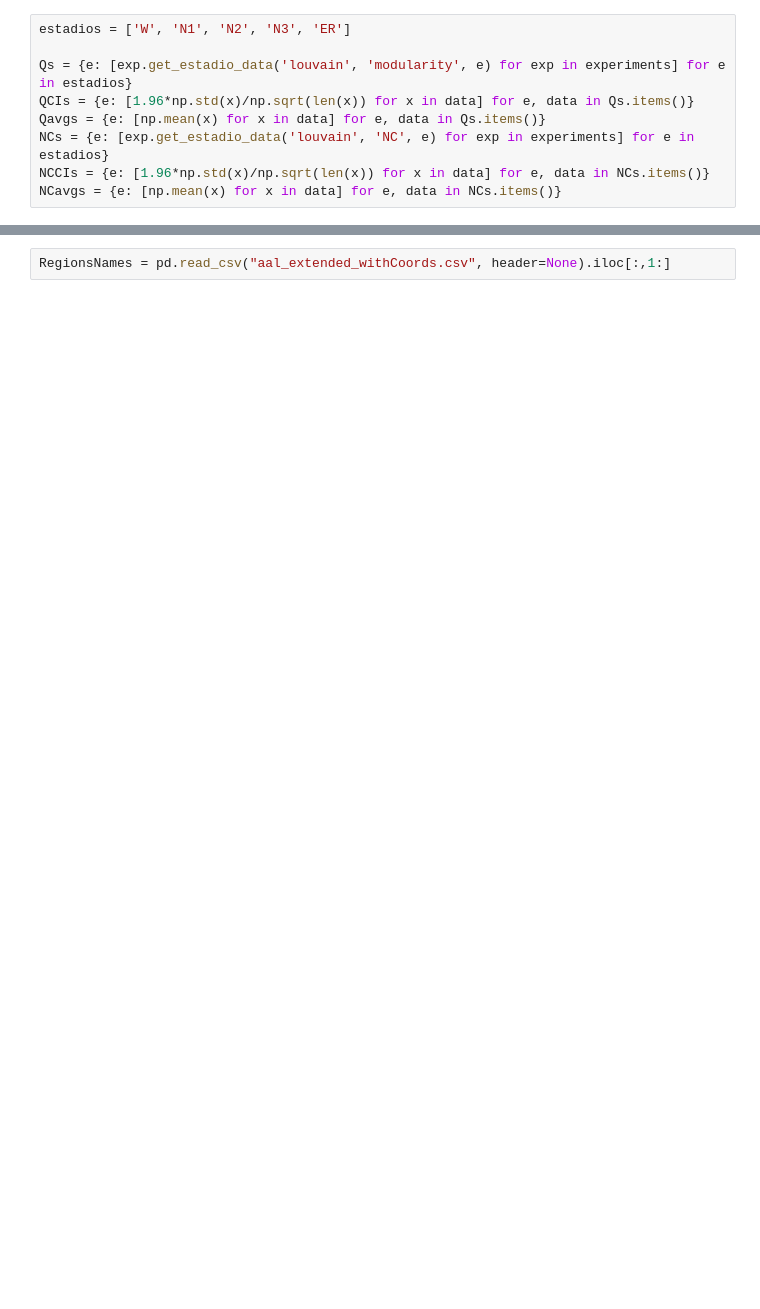
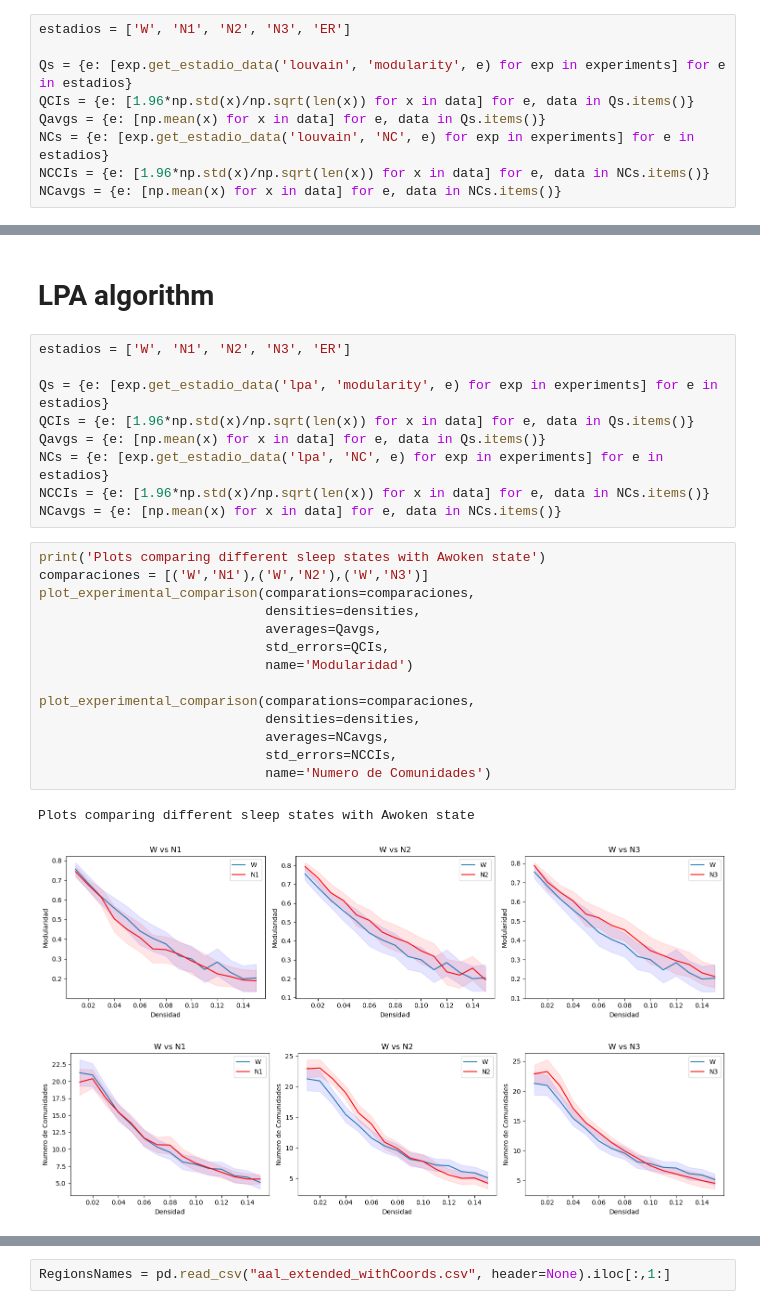
Before and after one commit to Nesterov-iurii/DMCyT, a Jupyter notebook: TP2.ipynb, the cells around one changed output, grey strips where cells are left out. Saved outputs shown, nothing was run; the diff lists cells and outputs as text; blank space fills up the shorter version.

```diff
--- a/TP2.ipynb
+++ b/TP2.ipynb
@@ -321,0 +332,29 @@ W vs N3: Ttest_indResult(statistic=0.07779604936735557, pvalue=0.938551752881297
+# %% [markdown]
+# LPA algorithm
+# %%
+estadios = ['W', 'N1', 'N2', 'N3', 'ER']
+
+Qs = {e: [exp.get_estadio_data('lpa', 'modularity', e) for exp in experiments] for e in estadios}
+QCIs = {e: [1.96*np.std(x)/np.sqrt(len(x)) for x in data] for e, data in Qs.items()}
+Qavgs = {e: [np.mean(x) for x in data] for e, data in Qs.items()}
+NCs = {e: [exp.get_estadio_data('lpa', 'NC', e) for exp in experiments] for e in estadios}
+NCCIs = {e: [1.96*np.std(x)/np.sqrt(len(x)) for x in data] for e, data in NCs.items()}
+NCavgs = {e: [np.mean(x) for x in data] for e, data in NCs.items()}
+# %%
+print('Plots comparing different sleep states with Awoken state')
+comparaciones = [('W','N1'),('W','N2'),('W','N3')]
+plot_experimental_comparison(comparations=comparaciones,
+                             densities=densities,
+                             averages=Qavgs,
+                             std_errors=QCIs,
+                             name='Modularidad')
+
+plot_experimental_comparison(comparations=comparaciones,
+                             densities=densities,
+                             averages=NCavgs,
+                             std_errors=NCCIs,
+                             name='Numero de Comunidades')
+# %% [output]
+Plots comparing different sleep states with Awoken state
+[figure, added]
+[figure, added]
```
Also changed, not shown: parts of 42 cells of this notebook.
